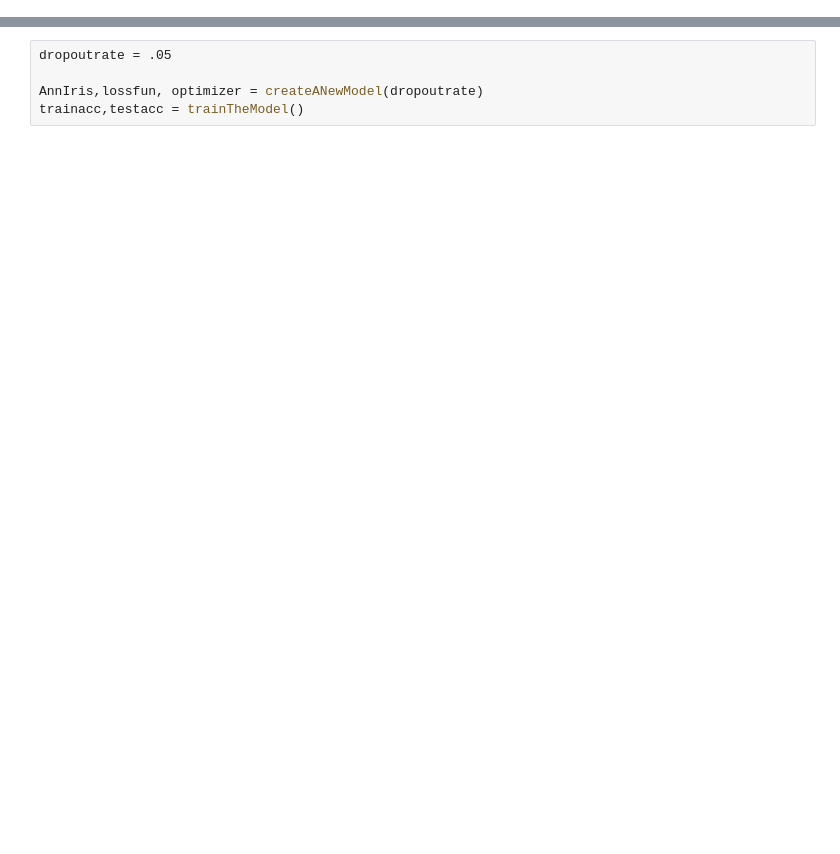
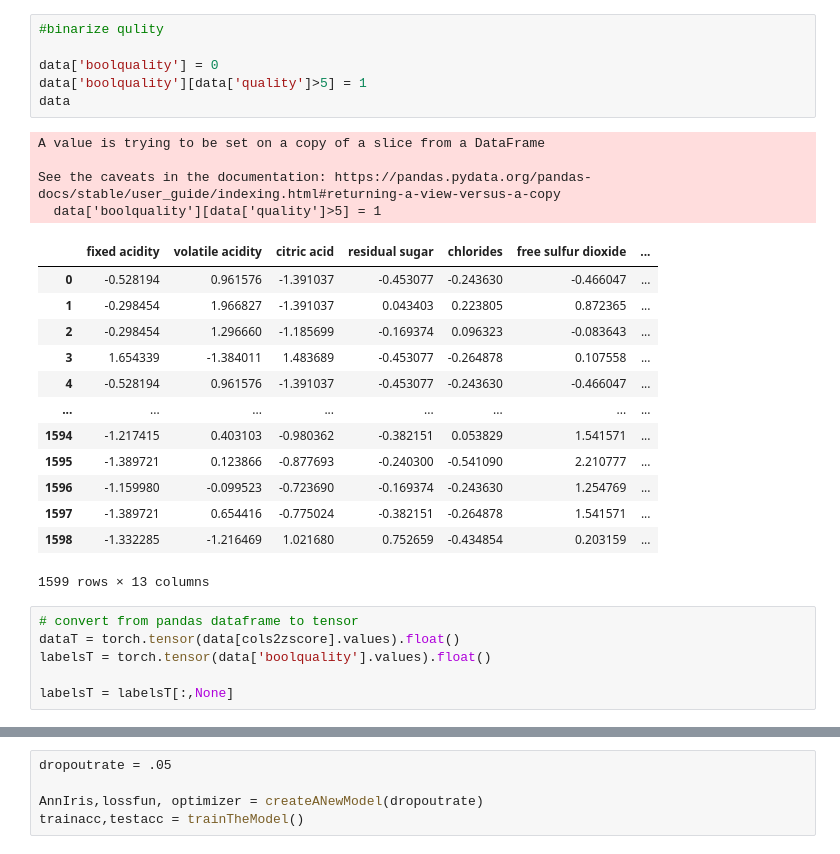
Before and after one commit to batra-ayush/PyTorch-Examples, a Jupyter notebook: WineDataset.ipynb, the cells around one changed output, grey strips where cells are left out. Cells and saved outputs as stored; diff of their text form; blank space fills up the shorter version.

```diff
--- a/WineDataset.ipynb
+++ b/WineDataset.ipynb
@@ -50,0 +77,30 @@ test_loader  = DataLoader(test_data)
+# %%
+#binarize qulity
+
+data['boolquality'] = 0
+data['boolquality'][data['quality']>5] = 1
+data
+# %% [output]
+A value is trying to be set on a copy of a slice from a DataFrame
+
+See the caveats in the documentation: https://pandas.pydata.org/pandas-docs/stable/user_guide/indexing.html#returning-a-view-versus-a-copy
+  data['boolquality'][data['quality']>5] = 1
+|  | fixed acidity | volatile acidity | citric acid | residual sugar | chlorides | free sulfur dioxide | ... |
+| 0 | -0.528194 | 0.961576 | -1.391037 | -0.453077 | -0.243630 | -0.466047 | ... |
+| 1 | -0.298454 | 1.966827 | -1.391037 | 0.043403 | 0.223805 | 0.872365 | ... |
+| 2 | -0.298454 | 1.296660 | -1.185699 | -0.169374 | 0.096323 | -0.083643 | ... |
+| 3 | 1.654339 | -1.384011 | 1.483689 | -0.453077 | -0.264878 | 0.107558 | ... |
+| 4 | -0.528194 | 0.961576 | -1.391037 | -0.453077 | -0.243630 | -0.466047 | ... |
+| ... | ... | ... | ... | ... | ... | ... | ... |
+| 1594 | -1.217415 | 0.403103 | -0.980362 | -0.382151 | 0.053829 | 1.541571 | ... |
+| 1595 | -1.389721 | 0.123866 | -0.877693 | -0.240300 | -0.541090 | 2.210777 | ... |
+| 1596 | -1.159980 | -0.099523 | -0.723690 | -0.169374 | -0.243630 | 1.254769 | ... |
+| 1597 | -1.389721 | 0.654416 | -0.775024 | -0.382151 | -0.264878 | 1.541571 | ... |
+| 1598 | -1.332285 | -1.216469 | 1.021680 | 0.752659 | -0.434854 | 0.203159 | ... |
+1599 rows × 13 columns
+# %%
+# convert from pandas dataframe to tensor
+dataT = torch.tensor(data[cols2zscore].values).float()
+labelsT = torch.tensor(data['boolquality'].values).float()
+
+labelsT = labelsT[:,None]
```
Also changed, not shown: parts of 29 cells of this notebook.
